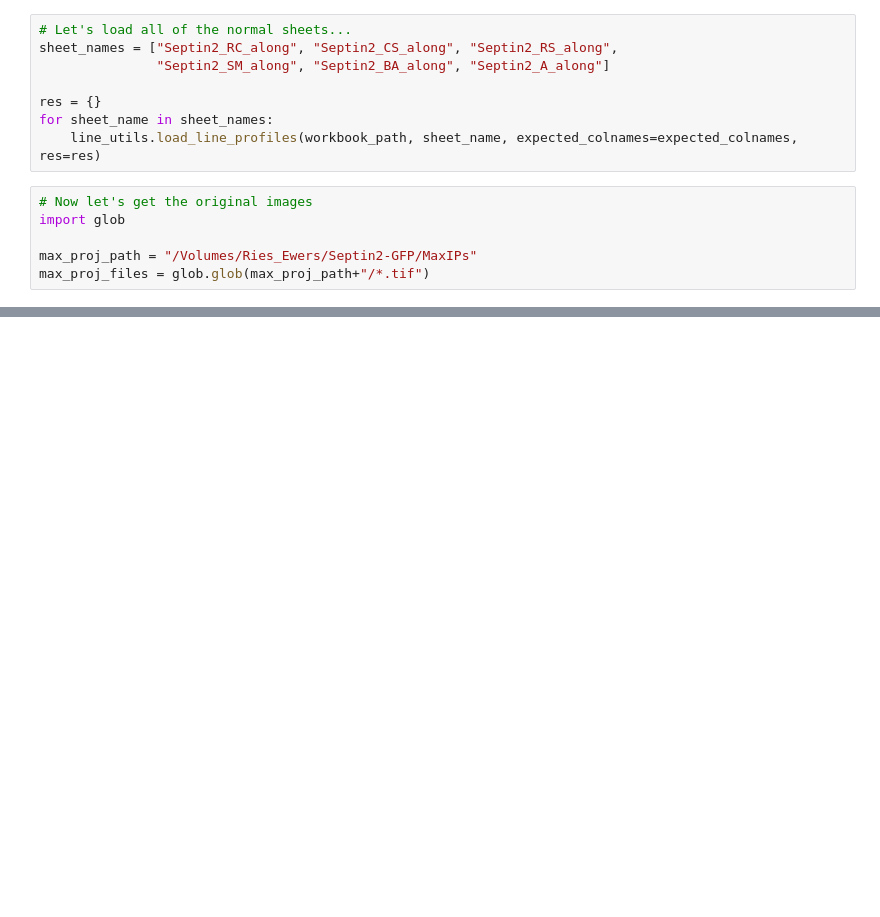
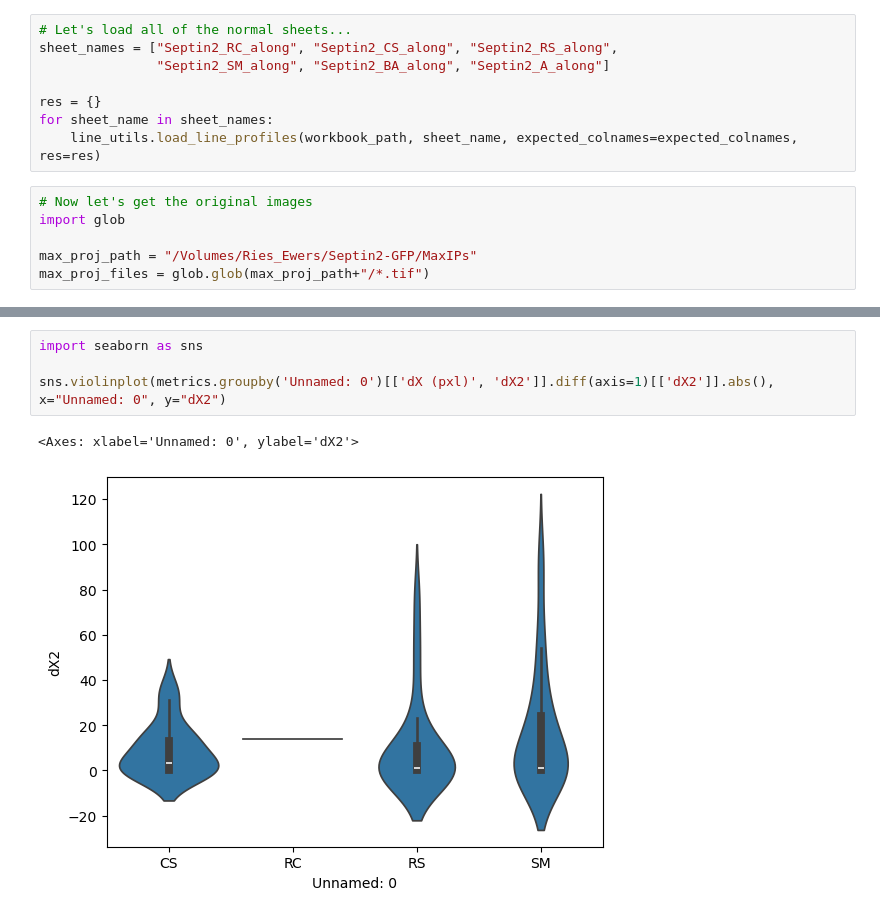
Before and after one commit to zacsimile/cytokinesis-pseudotime-analysis, a Jupyter notebook: extract_line_profile_septin2_tubulin.ipynb, the cells around one changed output, grey strips where cells are left out. Drawn from its saved outputs; the diff is of its cells as text; blank space fills up the shorter version.

```diff
--- a/extract_line_profile_septin2_tubulin.ipynb
+++ b/extract_line_profile_septin2_tubulin.ipynb
@@ -138,3 +183,10 @@ Text(0.5, 1.0, '|dX (pxl) - dX2|')
+# %%
+import seaborn as sns
+
+sns.violinplot(metrics.groupby('Unnamed: 0')[['dX (pxl)', 'dX2']].diff(axis=1)[['dX2']].abs(), x="Unnamed: 0", y="dX2")
+# %% [output]
+<Axes: xlabel='Unnamed: 0', ylabel='dX2'>
+[figure, added]
 # %%
 plt.hist(np.abs(metrics['diamM'] - metrics['diamM2']))
 plt.title('|diamM - diamM2|')
```
Also changed, not shown: parts of 3 cells of this notebook, 2 other files.
